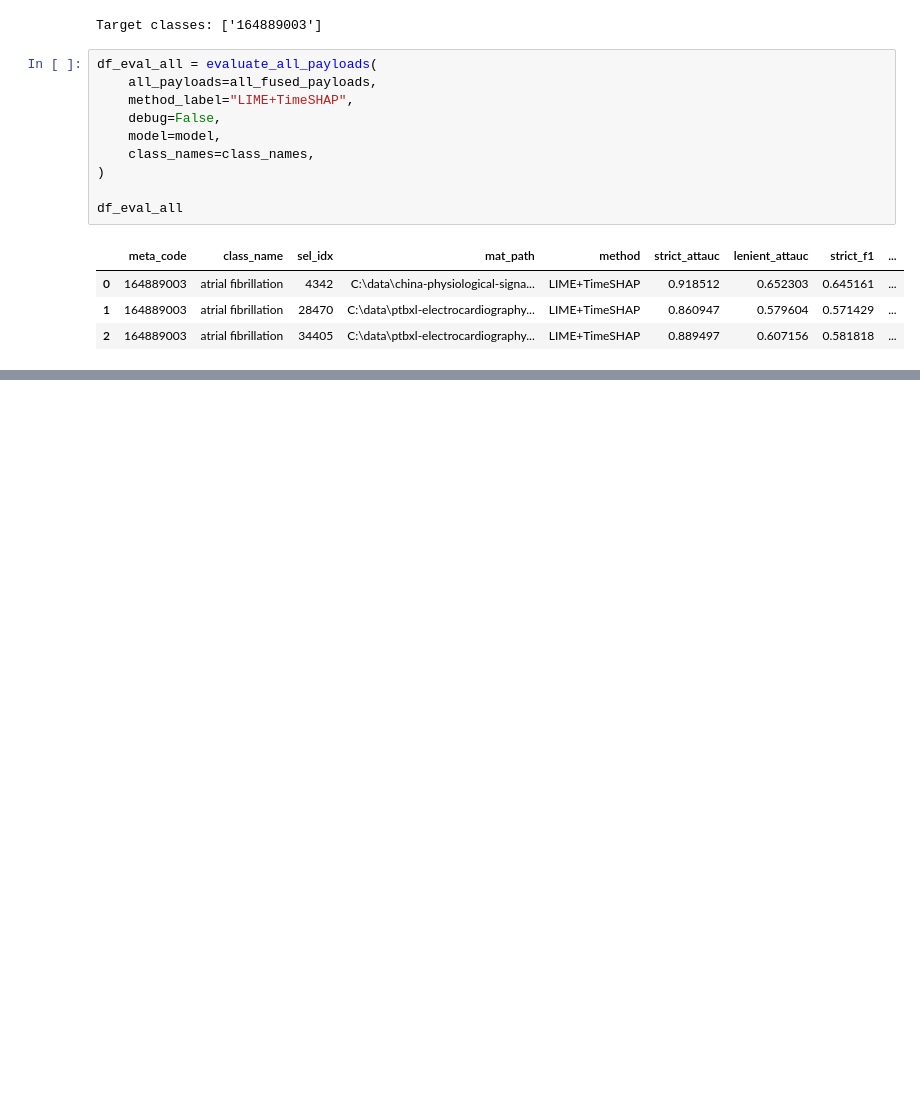
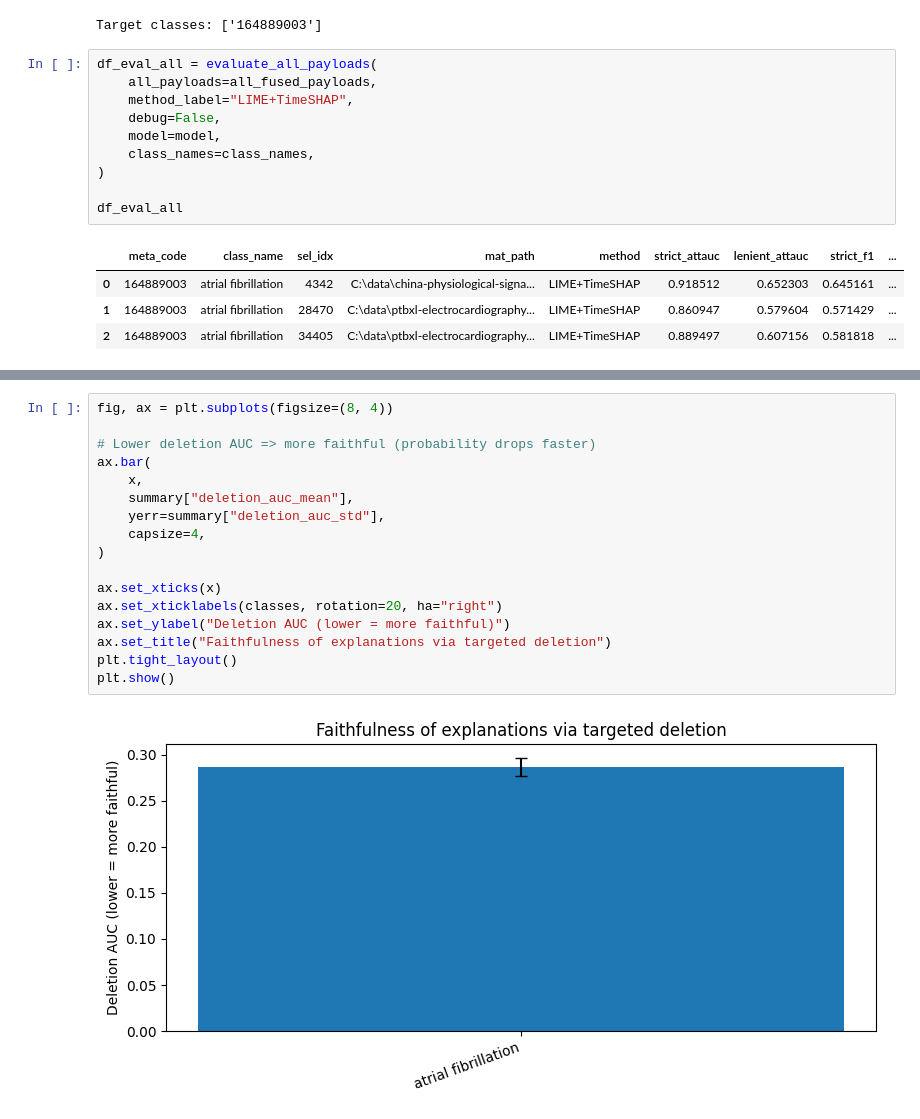
Before and after one commit to nareshwar/ecg-xai, a Jupyter notebook: notebook/ecg-xai.ipynb, the cells around one changed output, grey strips where cells are left out. Drawn from its saved outputs; the diff is of its cells as text; blank space fills up the shorter version.

```diff
--- a/notebook/ecg-xai.ipynb
+++ b/notebook/ecg-xai.ipynb
@@ -148,0 +217,19 @@ Top tokens:
+# %%
+fig, ax = plt.subplots(figsize=(8, 4))
+
+# Lower deletion AUC => more faithful (probability drops faster)
+ax.bar(
+    x,
+    summary["deletion_auc_mean"],
+    yerr=summary["deletion_auc_std"],
+    capsize=4,
+)
+
+ax.set_xticks(x)
+ax.set_xticklabels(classes, rotation=20, ha="right")
+ax.set_ylabel("Deletion AUC (lower = more faithful)")
+ax.set_title("Faithfulness of explanations via targeted deletion")
+plt.tight_layout()
+plt.show()
+# %% [output]
+[figure, added]
```
Also changed, not shown: parts of 5 cells of this notebook, 2 other files.
